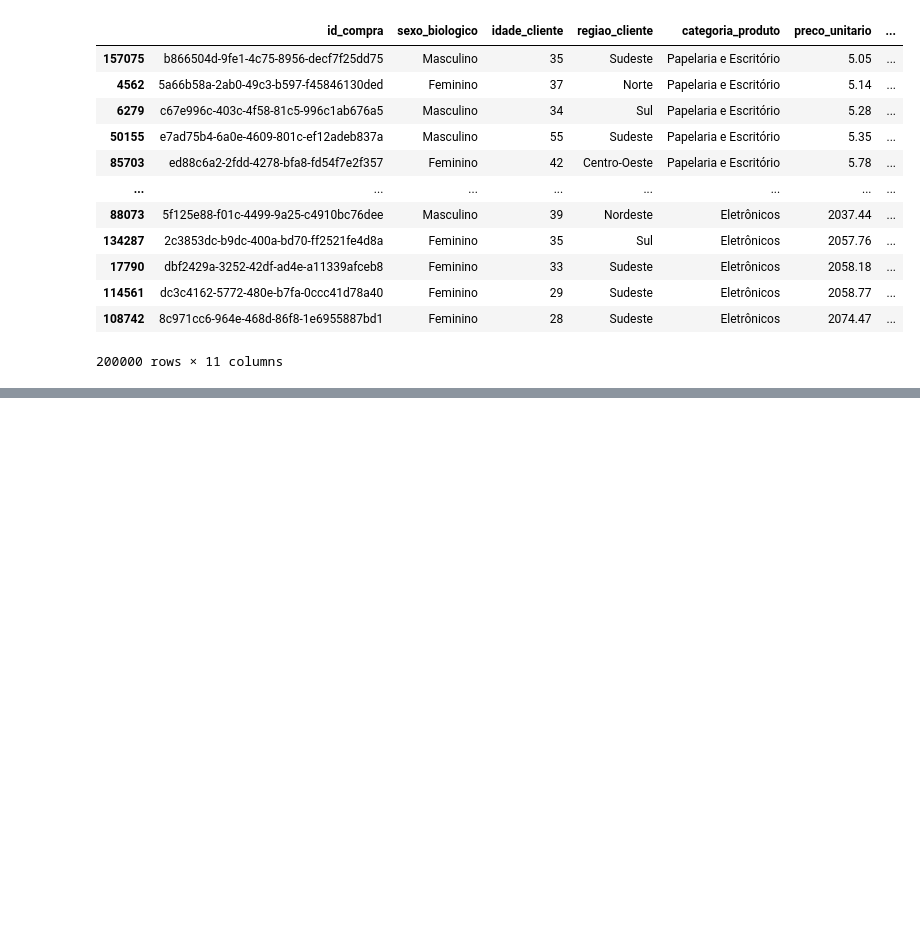
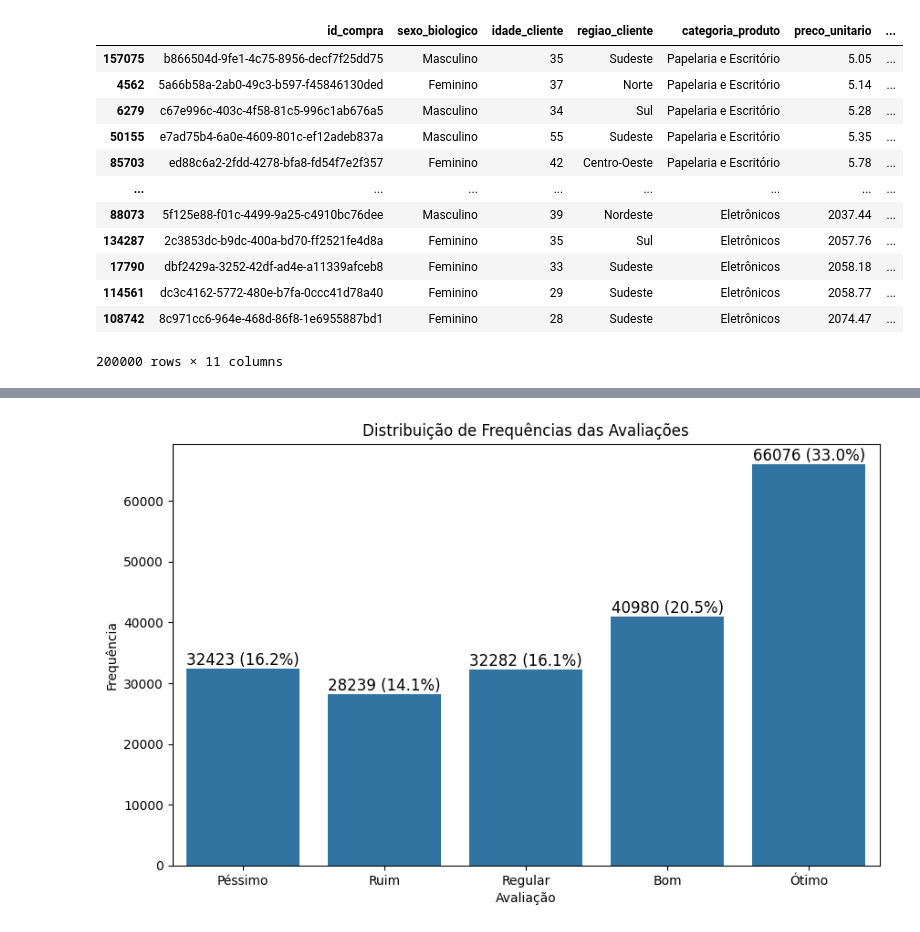
Before and after one commit to EmilyCarla/ONE_DataScience, a Jupyter notebook: EstatisticaComPython.ipynb, the cells around one changed output, grey strips where cells are left out. Saved outputs shown, nothing was run; the diff lists cells and outputs as text; code cells hidden in the pictures; blank space fills up the shorter version.

```diff
--- a/EstatisticaComPython.ipynb
+++ b/EstatisticaComPython.ipynb
@@ -145,0 +157,7 @@ df.sort_values(by = 'total_compra')
+# %%
+#frequencia absoluta -> Representa o número de vezes que um determinado valor ou classe aparece em um conjunto de dados
+freq_avaliacoes = (df.groupby('avaliacao indicador', observed=False)
+.size()
+.reset_index(name='freq_absoluta')
+.sort_values(by='avaliacao indicador', ascending=False))
+freq_avaliacoes
@@ -145,0 +171,5 @@ df.sort_values(by = 'total_compra')
+# %%
+#frequencia relativa -> É a proporção ou percentual de ocorrências de cada categoria/classe em relação ao total de dados. É dada pela razão entre a frequência absoluta de cada classe e a frequência total absoluta
+freq_avaliacoes['freq_relativa'] = round((freq_avaliacoes['freq_absoluta']/freq_avaliacoes['freq_absoluta'].sum())*100, 1)
+
+freq_avaliacoes
@@ -145,0 +183,5 @@ df.sort_values(by = 'total_compra')
+# %%
+#renomeando colunas
+freq_avaliacoes.columns = ['Avaliação', 'Quantidade', 'Porcentagem (%)']
+
+freq_avaliacoes
@@ -145,0 +195,21 @@ df.sort_values(by = 'total_compra')
+# %%
+import seaborn as sns
+
+plt.figure(figsize=(10, 6))
+sns.barplot(data=freq_avaliacoes, x='Avaliação', y='Quantidade')
+
+# Adicionando título e rótulos aos eixos
+plt.title("Distribuição de Frequências das Avaliações")
+plt.xlabel("Avaliação")
+plt.ylabel("Frequência")
+
+
+# Adicionando os rótulos com valores de frequência e porcentagem
+for index, row in freq_avaliacoes.iterrows():
+    plt.text(index, row['Quantidade'] + 0.1, f"{row['Quantidade']} ({row['Porcentagem (%)']:.1f}%)",
+             ha='center', va='bottom', fontsize=12)
+
+
+plt.show()
+# %% [output]
+[figure, added]
```
Also changed, not shown: parts of 11 cells of this notebook.
